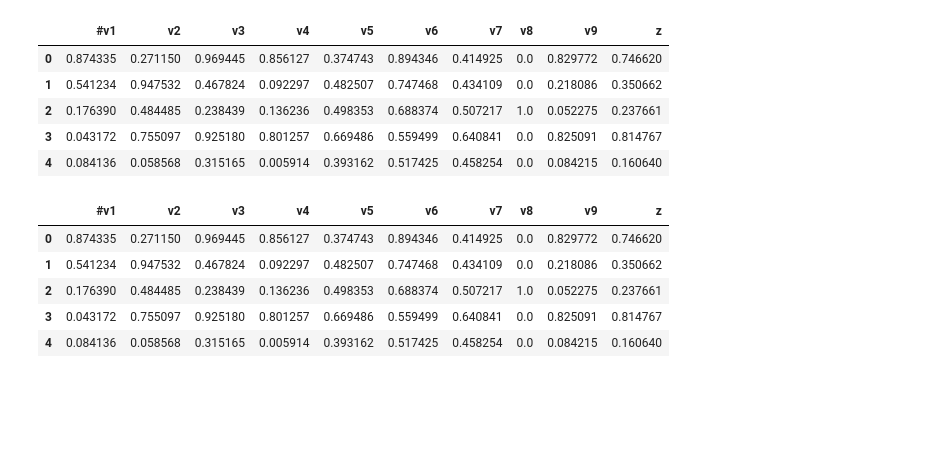
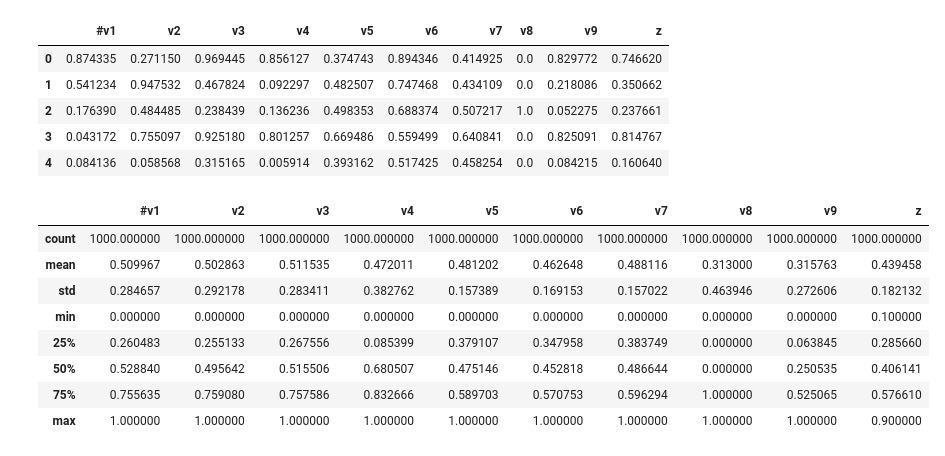
Before and after one commit to ddatsko/URV_NEC_HW1, a Jupyter notebook: data_preprocessing_synthetic.ipynb, the cells around one changed output. Drawn from its saved outputs; the diff is of its cells as text; code cells hidden in the pictures; blank space fills up the shorter version.

```diff
--- a/data_preprocessing_synthetic.ipynb
+++ b/data_preprocessing_synthetic.ipynb
@@ -89,14 +89,19 @@ df.head()
 | 2 | 0.176390 | 0.484485 | 0.238439 | 0.136236 | 0.498353 | 0.688374 | 0.507217 | 1.0 | 0.052275 | 0.237661 |
 | 3 | 0.043172 | 0.755097 | 0.925180 | 0.801257 | 0.669486 | 0.559499 | 0.640841 | 0.0 | 0.825091 | 0.814767 |
 | 4 | 0.084136 | 0.058568 | 0.315165 | 0.005914 | 0.393162 | 0.517425 | 0.458254 | 0.0 | 0.084215 | 0.160640 |
+# %%
+# Scale the output to be between 0.1 and 0.9 for a better performance when we have the sigmoid activation
+df["z"] = df["z"] * 0.8 + 0.1
+df.describe()
+# %% [output]
+|  | #v1 | v2 | v3 | v4 | v5 | v6 | v7 | v8 | v9 | z |
+| count | 1000.000000 | 1000.000000 | 1000.000000 | 1000.000000 | 1000.000000 | 1000.000000 | 1000.000000 | 1000.000000 | 1000.000000 | 1000.000000 |
+| mean | 0.509967 | 0.502863 | 0.511535 | 0.472011 | 0.481202 | 0.462648 | 0.488116 | 0.313000 | 0.315763 | 0.439458 |
+| std | 0.284657 | 0.292178 | 0.283411 | 0.382762 | 0.157389 | 0.169153 | 0.157022 | 0.463946 | 0.272606 | 0.182132 |
+| min | 0.000000 | 0.000000 | 0.000000 | 0.000000 | 0.000000 | 0.000000 | 0.000000 | 0.000000 | 0.000000 | 0.100000 |
+| 25% | 0.260483 | 0.255133 | 0.267556 | 0.085399 | 0.379107 | 0.347958 | 0.383749 | 0.000000 | 0.063845 | 0.285660 |
+| 50% | 0.528840 | 0.495642 | 0.515506 | 0.680507 | 0.475146 | 0.452818 | 0.486644 | 0.000000 | 0.250535 | 0.406141 |
+| 75% | 0.755635 | 0.759080 | 0.757586 | 0.832666 | 0.589703 | 0.570753 | 0.596294 | 1.000000 | 0.525065 | 0.576610 |
+| max | 1.000000 | 1.000000 | 1.000000 | 1.000000 | 1.000000 | 1.000000 | 1.000000 | 1.000000 | 1.000000 | 0.900000 |
 # %%
 df.to_csv("processed_datasets/synthetic.csv", index=False)
-# %%
-df.head()
-# %% [output]
-|  | #v1 | v2 | v3 | v4 | v5 | v6 | v7 | v8 | v9 | z |
-| 0 | 0.874335 | 0.271150 | 0.969445 | 0.856127 | 0.374743 | 0.894346 | 0.414925 | 0.0 | 0.829772 | 0.746620 |
-| 1 | 0.541234 | 0.947532 | 0.467824 | 0.092297 | 0.482507 | 0.747468 | 0.434109 | 0.0 | 0.218086 | 0.350662 |
-| 2 | 0.176390 | 0.484485 | 0.238439 | 0.136236 | 0.498353 | 0.688374 | 0.507217 | 1.0 | 0.052275 | 0.237661 |
-| 3 | 0.043172 | 0.755097 | 0.925180 | 0.801257 | 0.669486 | 0.559499 | 0.640841 | 0.0 | 0.825091 | 0.814767 |
-| 4 | 0.084136 | 0.058568 | 0.315165 | 0.005914 | 0.393162 | 0.517425 | 0.458254 | 0.0 | 0.084215 | 0.160640 |
```
Also changed, not shown: parts of 2 cells of this notebook, 6 other files.
